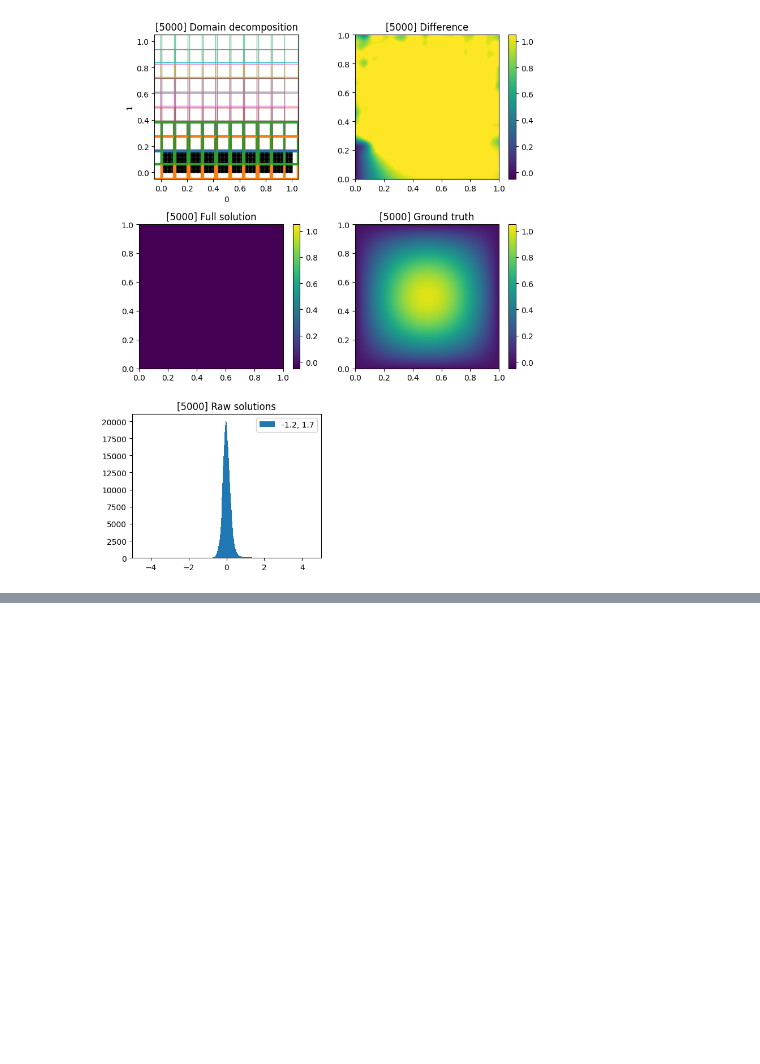
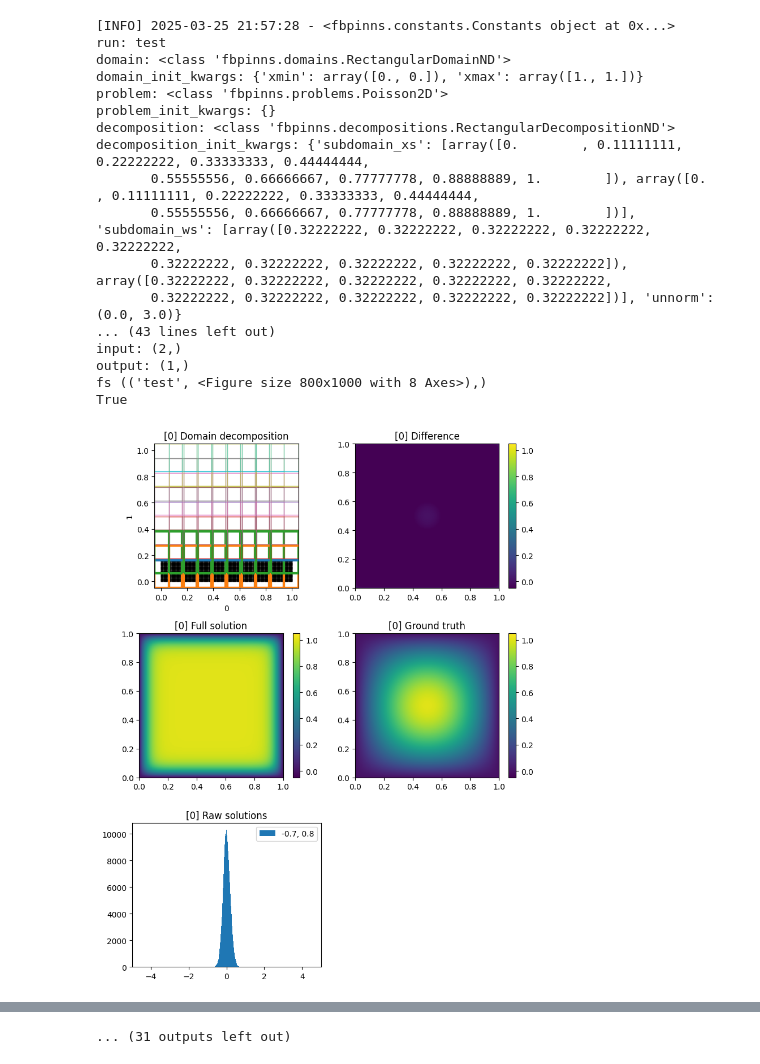
Before and after one commit to sallsdagrate/FBPINNs, a Jupyter notebook: examples/results/test_poisson_problem.ipynb, the cells around one changed output, grey strips where cells are left out. Drawn from its saved outputs; the diff is of its cells as text; code cells hidden in the pictures; blank space fills up the shorter version.

Commit message:
debugging poisson problem

```diff
--- a/examples/results/test_poisson_problem.ipynb
+++ b/examples/results/test_poisson_problem.ipynb
@@ -9,41 +9,58 @@ from fbpinns.schedulers import LineSchedulerRectangularND
 from fbpinns.constants import Constants, get_subdomain_ws
 from fbpinns.trainers import FBPINNTrainer
 
-subdomain_xs=[np.linspace(-1,1,20), np.linspace(0,1,10)]
+subdomain_xs=[np.linspace(0,1,10), np.linspace(0,1,10)]
 c = Constants(
     domain=RectangularDomainND,
     domain_init_kwargs = dict(
         xmin=np.array([0.,0.]),
         xmax=np.array([1.,1.])
         ),
     problem=Poisson2D,
     problem_init_kwargs = dict(),
     decomposition=RectangularDecompositionND,
     decomposition_init_kwargs=dict(
         subdomain_xs=subdomain_xs,
         subdomain_ws=get_subdomain_ws(subdomain_xs, 2.9),
-        unnorm=(-1, 1),
+        unnorm=(0., 3.),
     ),
     network=ChebyshevKAN,
     network_init_kwargs=dict(
         input_dim=2,
         output_dim=1,
         degree=9
     ),
     scheduler = LineSchedulerRectangularND,
     scheduler_kwargs = dict(
         point=[0.], iaxis=0,
     ),
     # First element: interior sampling shape for the physics loss (here 200 x 200 points)
     # Second element: boundary sampling shapes; for 2D, we need 4 tuples (one for each boundary)
-    ns=((200, 200), ((100,), (100,), (100,), (100,))),
+    ns=((200, 200),),
     # n_test provides the test sampling shape for the interior (here also 200 x 200)
     n_test=(200, 200),
     n_steps=100000,
-    clear_output=True,
+    clear_output=False,
 )
 
 run = FBPINNTrainer(c)
 all_params = run.train()
 # %% [output]
+[INFO] 2025-03-25 21:57:28 - <fbpinns.constants.Constants object at 0x...>
+run: test
+domain: <class 'fbpinns.domains.RectangularDomainND'>
+domain_init_kwargs: {'xmin': array([0., 0.]), 'xmax': array([1., 1.])}
+problem: <class 'fbpinns.problems.Poisson2D'>
+problem_init_kwargs: {}
+decomposition: <class 'fbpinns.decompositions.RectangularDecompositionND'>
+decomposition_init_kwargs: {'subdomain_xs': [array([0.        , 0.11111111, 0.22222222, 0.33333333, 0.44444444,
+       0.55555556, 0.66666667, 0.77777778, 0.88888889, 1.        ]), array([0.        , 0.11111111, 0.22222222, 0.33333333, 0.44444444,
+       0.55555556, 0.66666667, 0.77777778, 0.88888889, 1.        ])], 'subdomain_ws': [array([0.32222222, 0.32222222, 0.32222222, 0.32222222, 0.32222222,
+       0.32222222, 0.32222222, 0.32222222, 0.32222222, 0.32222222]), array([0.32222222, 0.32222222, 0.32222222, 0.32222222, 0.32222222,
+       0.32222222, 0.32222222, 0.32222222, 0.32222222, 0.32222222])], 'unnorm': (0.0, 3.0)}
+... (43 lines left out)
+input: (2,)
+output: (1,)
+fs (('test', <Figure size 800x1000 with 8 Axes>),)
+True
-[figure, old version]
+[figure, new version]
@@ -67,0 +127 @@ KeyboardInterrupt:
+... (31 outputs left out)
```
Also changed, not shown: parts of 1 cell of this notebook, 34 other files.
